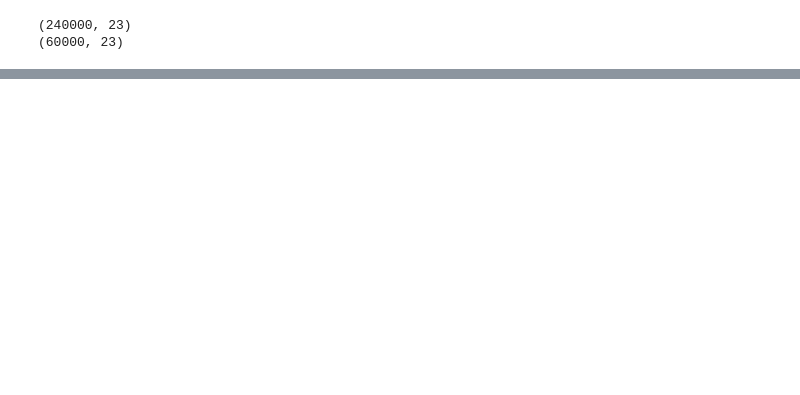
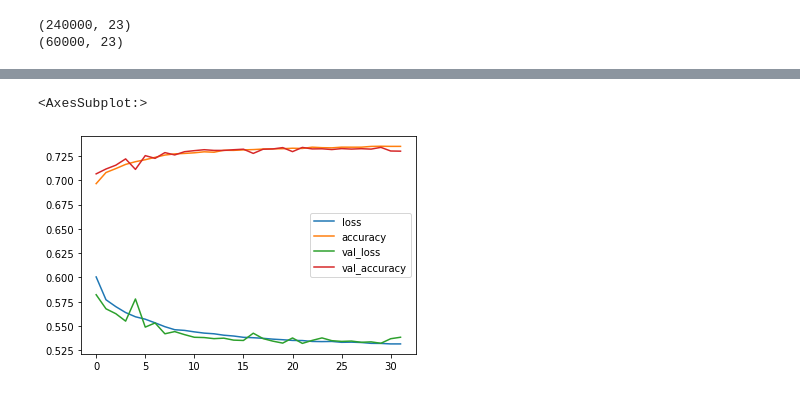
Before and after one commit to sonkooptsa/categorical-feature-encoding-challenge, a Jupyter notebook: cat_notebook.ipynb, the cells around one changed output, grey strips where cells are left out. Drawn from its saved outputs; the diff is of its cells as text; code cells hidden in the pictures; blank space fills up the shorter version.

```diff
--- a/cat_notebook.ipynb
+++ b/cat_notebook.ipynb
@@ -13,7 +13,7 @@ pd.options.display.max_columns = None #
 pd.options.display.max_rows = 200
 # pd.set_option('display.float_format', lambda x: '%.3f' % x)
 # %%
-data = pd.read_csv('train.csv')
+data = pd.read_csv('data/train.csv')
 # %% [markdown]
 # preparation
 # %%
@@ -189,0 +218,13 @@ KeyboardInterrupt:
+# %%
+y_one_hot = pd.get_dummies(y)
+
+X_train, X_val, y_train, y_val = train_test_split(X, y_one_hot, test_size=0.2, random_state = 43)
+
+mask = X.nunique()[X.nunique()>2].index
+
+scaler = MinMaxScaler().fit(X_train[mask])
+X_train.loc[:,mask] = scaler.transform(X_train[mask])
+X_val.loc[:,mask] = scaler.transform(X_val[mask])
+
+X_train = X_train.astype(float)
+X_val = X_val.astype(float)
@@ -189,0 +262,22 @@ KeyboardInterrupt:
+# %%
+n_feaures = X_train.shape[1]
+
+
+model_nn = tf.keras.models.Sequential()
+model_nn.add(tf.keras.layers.Dense(64,input_shape=(n_feaures,)))
+model_nn.add(tf.keras.layers.Dense(32,activation='relu',
+             kernel_regularizer=tf.keras.regularizers.l1_l2(l1=1e-5, l2=1e-4)))
+model_nn.add(tf.keras.layers.Dense(16,activation='relu'))
+model_nn.add(tf.keras.layers.Dense(8,activation='relu'))
+model_nn.add(tf.keras.layers.Dense(2,activation='softmax'))
+
+
+early_stop = tf.keras.callbacks.EarlyStopping(monitor='val_loss',
+    patience=10,
+    verbose=0,
+    mode='auto',
+    restore_best_weights=True)
+
+opt = tf.keras.optimizers.Adam(learning_rate=0.005)
+
+model_nn.compile(loss='categorical_crossentropy',metrics='accuracy')
@@ -189,0 +305,2 @@ KeyboardInterrupt:
+# %%
+model_nn.fit(X_train,y_train, batch_size=3000, epochs=1000, callbacks=[early_stop],validation_data=(X_val,y_val))
@@ -189,0 +326,5 @@ KeyboardInterrupt:
+# %%
+pd.DataFrame(model_nn.history.history).plot()
+# %% [output]
+<AxesSubplot:>
+[figure, added]
```
Also changed, not shown: parts of 19 cells of this notebook, 6 other files.
